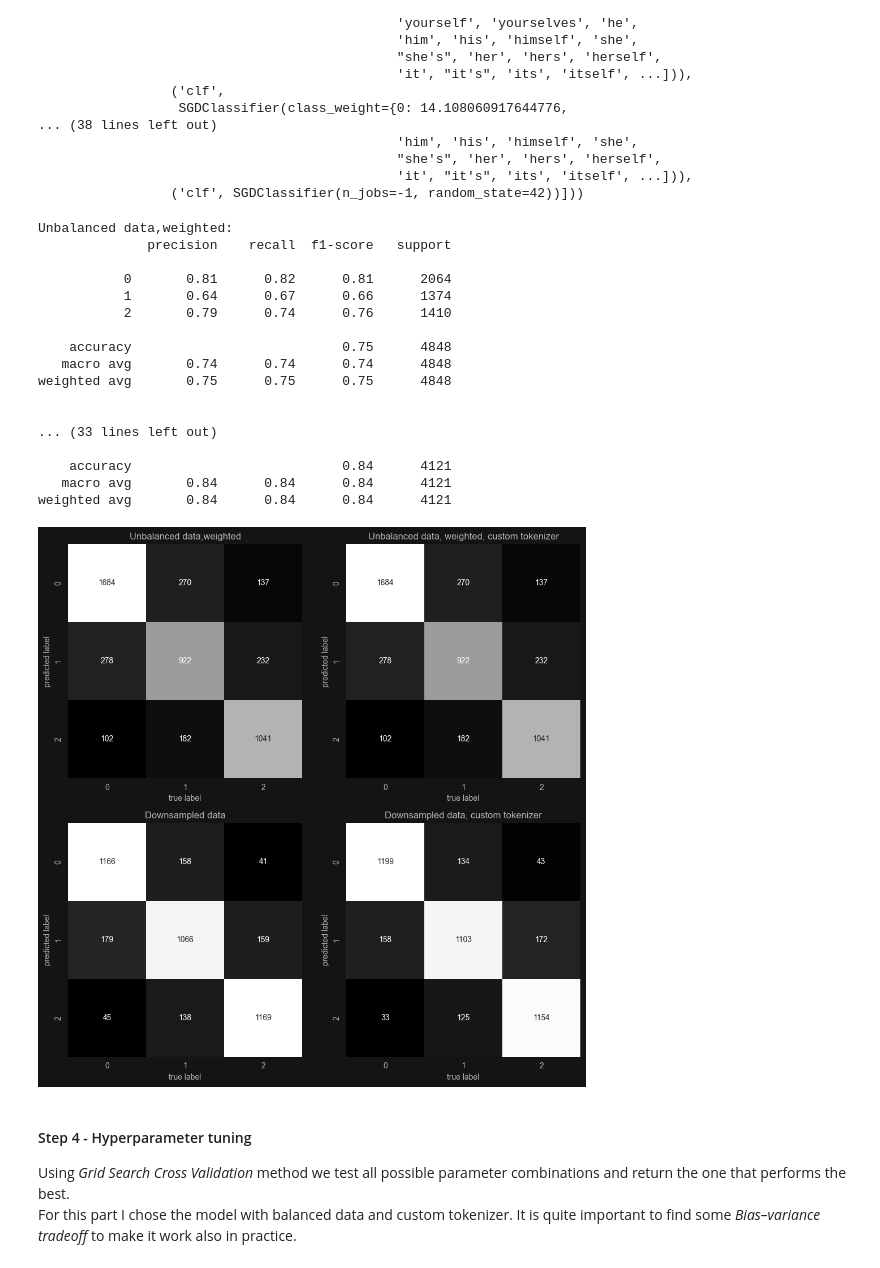
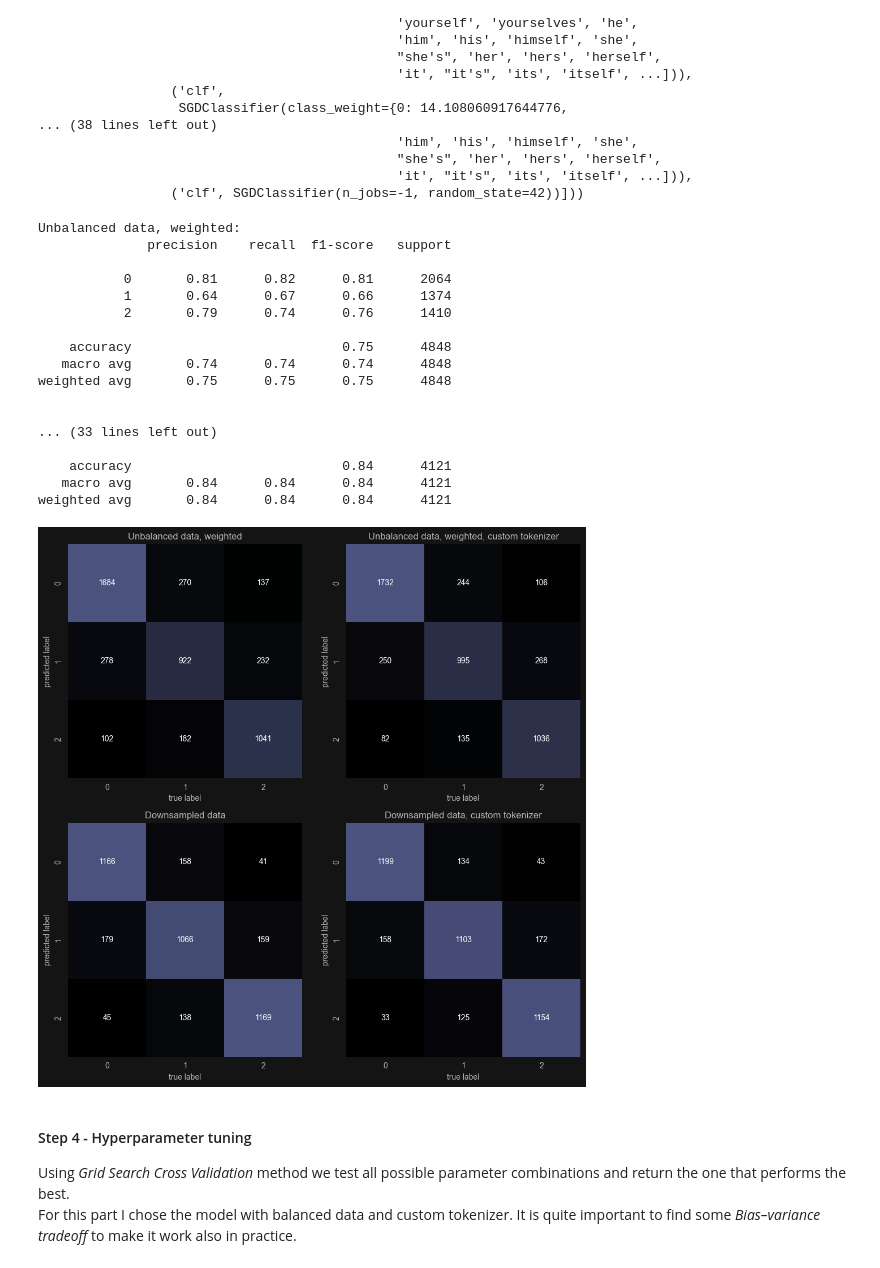
Before and after one commit to gracjan-p/twitter-sentiments, a Jupyter notebook: emotions.ipynb, the cells around one changed output. Drawn from its saved outputs; the diff is of its cells as text; code cells hidden in the pictures.

```diff
--- a/emotions.ipynb
+++ b/emotions.ipynb
@@ -95,10 +98,16 @@ df.duplicated().sum()
 # %% [output]
 331
 # %%
-# styling for plots
+# DON'T MIND it's just styling for dark themed plots
 WHITE_MID = '#b5b5b5'
 NAVY_LIGHT = '#4B527E'
 NAVY_DARK = '#7C81AD'
+
+custom_cmap_light = LinearSegmentedColormap.from_list("black_to_blue", ["white", NAVY_LIGHT])
+custom_palette_light = [custom_cmap_light(x) for x in np.linspace(0, 1, 10)]
+
+custom_cmap_dark = LinearSegmentedColormap.from_list("black_to_blue", ["black", NAVY_LIGHT])
+custom_palette_dark = [custom_cmap_dark(x) for x in np.linspace(0, 1, 10)]
 
 plt.rcParams['figure.facecolor'] = '#141414'
 plt.rcParams['text.color'] = WHITE_MID
@@ -106,14 +115,15 @@ plt.rcParams['axes.facecolor'] = '#141414'
 plt.rcParams['axes.edgecolor'] = WHITE_MID
 plt.rcParams['axes.labelcolor'] = WHITE_MID
 plt.rcParams['axes.titlecolor'] = WHITE_MID
+
 plt.rcParams['grid.color'] = WHITE_MID
-plt.rcParams['grid.alpha'] = 1
 plt.rcParams['grid.linestyle'] = '--'
 plt.rcParams['grid.linewidth'] = 0.5
+plt.rcParams['axes.grid'] = True
 
+plt.rcParams['axes.linewidth'] = 1
 plt.rcParams['xtick.color'] = WHITE_MID
 plt.rcParams['ytick.color'] = WHITE_MID
-plt.rcParams['axes.linewidth'] = 1
 plt.rcParams['legend.edgecolor'] = WHITE_MID
 plt.rcParams['legend.labelcolor'] = WHITE_MID
 # %%
@@ -193,12 +201,12 @@ downsampled_df['length'] = downsampled_df['text'].apply(lambda x: len(x.split())
 df_by_label = lambda x: df[df['label'] == x]
 
 fig, axes = plt.subplots(nrows=2, ncols=1, figsize=(20, 10))
-sns.countplot(df, x='length', ax=axes[0], linewidth=0, color=NAVY_LIGHT)
+sns.countplot(df, x='length', ax=axes[0], linewidth=0, color=NAVY_DARK, zorder=2)
 
 colors = ['red', 'grey', 'green']
 for i, color in enumerate(colors):
     count_by_length = df_by_label(i)['length'].value_counts().sort_index()
-    sns.lineplot(x=count_by_length.index, y=count_by_length.values, marker=None, color=color, linewidth=3, ax=axes[1])
+    sns.lineplot(x=count_by_length.index, y=count_by_length.values, marker=None, color=color, linewidth=3, ax=axes[1], zorder=2)
 
 axes[0].set_title('Whole dataset')
 axes[0].set_ylabel('Count')
@@ -390,7 +398,7 @@ sgd.fit(x_train, y_train)
 pred_default = sgd.predict(x_test)
 
 sgd_2.fit(x_train, y_train)
-pred_default_2 = sgd.predict(x_test)
+pred_default_2 = sgd_2.predict(x_test)
 
 sgd_ds.fit(x_train_2, y_train_2)
 pred_ds = sgd_ds.predict(x_test_2)
@@ -408,43 +416,43 @@ mat_downsampled = confusion_matrix(y_test_2, pred_ds)
 mat_downsampled_2 = confusion_matrix(y_test_2, pred_ds_2)
 
 for i, mat in enumerate([mat_default, mat_default_2, mat_downsampled, mat_downsampled_2]):
-    sns.heatmap(mat.T, annot=True, fmt='d', square=True, cbar=False, cmap='Greys_r', ax=axes.flatten()[i])
+    sns.heatmap(mat.T, annot=True, fmt='d', square=True, cbar=False, cmap=custom_cmap_dark, ax=axes.flatten()[i], zorder=2)
 
-axes.flatten()[0].set_title('Unbalanced data,weighted')
+axes.flatten()[0].set_title('Unbalanced data, weighted')
 axes.flatten()[1].set_title('Unbalanced data, weighted, custom tokenizer')
 axes.flatten()[2].set_title('Downsampled data')
 axes.flatten()[3].set_title('Downsampled data, custom tokenizer')
 
 for i in range(4):
     axes.flatten()[i].set_xlabel('true label')
     axes.flatten()[i].set_ylabel('predicted label')
 
-print(f"Unbalanced data,weighted:\n{classification_report(y_test, pred_default)}\n\n")
+print(f"Unbalanced data, weighted:\n{classification_report(y_test, pred_default)}\n\n")
 print(f"Unbalanced data, weighted, custom tokenizer:\n{classification_report(y_test, pred_default_2)}\n\n")
 print(f"Downsampled data:\n{classification_report(y_test_2, pred_ds)}\n\n")
 print(f"Downsampled data, custom tokenizer:\n{classification_report(y_test_2, pred_ds_2)}")
 
 plt.tight_layout()
 plt.show()
 # %% [output]
-Unbalanced data,weighted:
+Unbalanced data, weighted:
               precision    recall  f1-score   support
 
            0       0.81      0.82      0.81      2064
            1       0.64      0.67      0.66      1374
            2       0.79      0.74      0.76      1410
 
     accuracy                           0.75      4848
    macro avg       0.74      0.74      0.74      4848
 weighted avg       0.75      0.75      0.75      4848
 
 
 ... (33 lines left out)
 
     accuracy                           0.84      4121
    macro avg       0.84      0.84      0.84      4121
 weighted avg       0.84      0.84      0.84      4121
-[figure, old version]
+[figure, new version]
 # %% [markdown]
 #### Step 4 - Hyperparameter tuning
 Using *Grid Search Cross Validation* method we test all possible parameter combinations and return the one that performs the best.<br>
```
Also changed, not shown: parts of 14 cells of this notebook, 2 other files.
